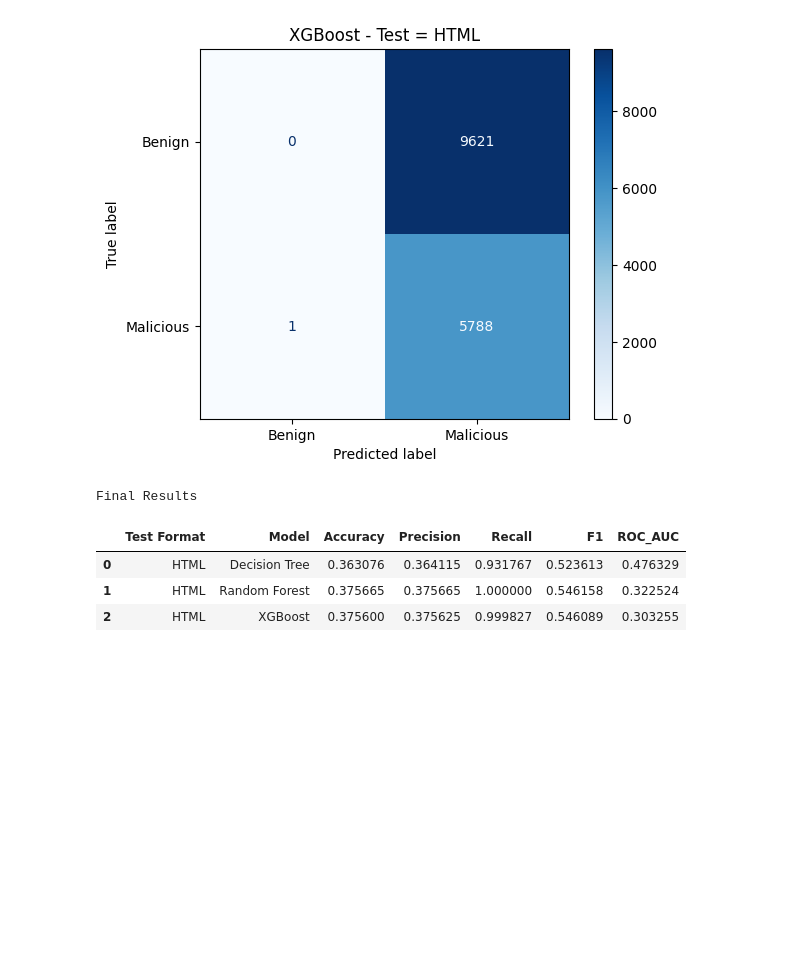
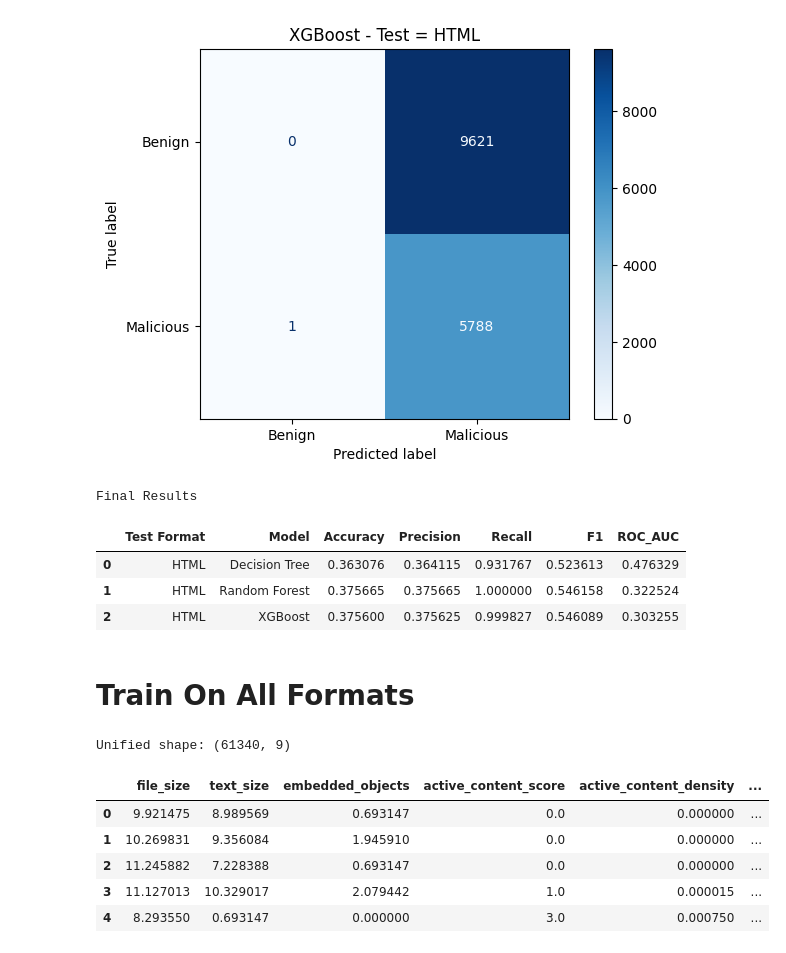
Before and after one commit to lama-byte/ML_for_cybersecurity, a Jupyter notebook: Unified Model/MergeDataSets.ipynb, the cells around one changed output. Saved outputs shown, nothing was run; the diff lists cells and outputs as text; code cells hidden in the pictures; blank space fills up the shorter version.

```diff
--- a/Unified Model/MergeDataSets.ipynb
+++ b/Unified Model/MergeDataSets.ipynb
@@ -881,3 +882,22 @@ Final Results
 | 0 | HTML | Decision Tree | 0.363076 | 0.364115 | 0.931767 | 0.523613 | 0.476329 |
 | 1 | HTML | Random Forest | 0.375665 | 0.375665 | 1.000000 | 0.546158 | 0.322524 |
 | 2 | HTML | XGBoost | 0.375600 | 0.375625 | 0.999827 | 0.546089 | 0.303255 |
+# %% [markdown]
+# Train On All Formats
+# %%
+unified_df = pd.concat(
+    [pdf_df, excel_df, word_df, html_df],
+    axis=0,
+    ignore_index=True
+)
+
+print("Unified shape:", unified_df.shape)
+display(unified_df.head())
+# %% [output]
+Unified shape: (61340, 9)
+|  | file_size | text_size | embedded_objects | active_content_score | active_content_density | ... |
+| 0 | 9.921475 | 8.989569 | 0.693147 | 0.0 | 0.000000 | ... |
+| 1 | 10.269831 | 9.356084 | 1.945910 | 0.0 | 0.000000 | ... |
+| 2 | 11.245882 | 7.228388 | 0.693147 | 0.0 | 0.000000 | ... |
+| 3 | 11.127013 | 10.329017 | 2.079442 | 1.0 | 0.000015 | ... |
+| 4 | 8.293550 | 0.693147 | 0.000000 | 3.0 | 0.000750 | ... |
```
Also changed, not shown: parts of 8 cells of this notebook.
